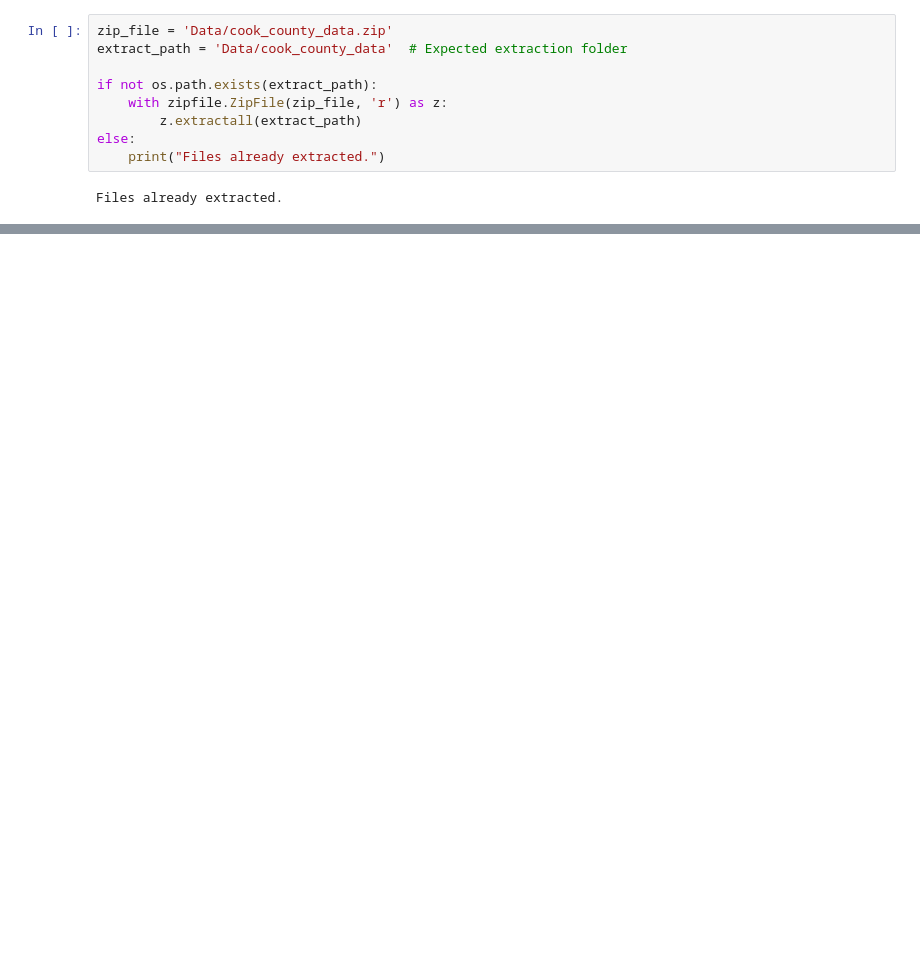
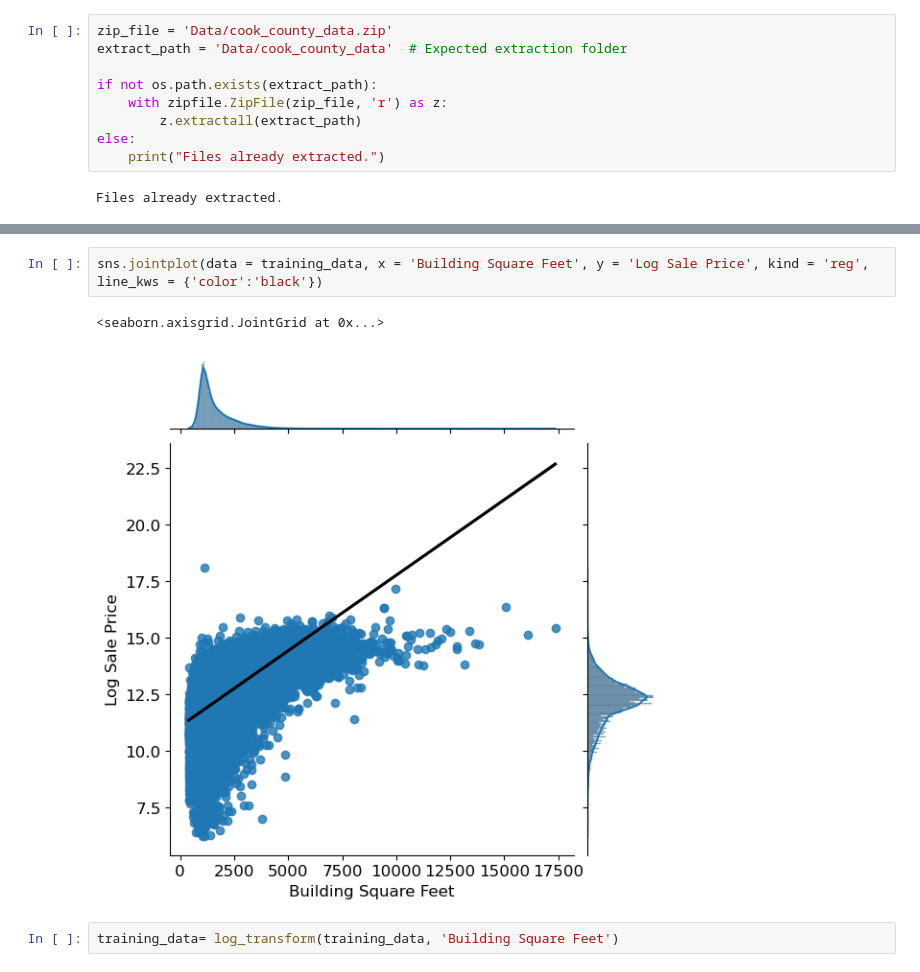
Before and after one commit to ivanyun321/housing-price-predictor, a Jupyter notebook: Exploratory_data_analysis.ipynb, the cells around one changed output, grey strips where cells are left out. Cells and saved outputs as stored; diff of their text form; blank space fills up the shorter version.

```diff
--- a/Exploratory_data_analysis.ipynb
+++ b/Exploratory_data_analysis.ipynb
@@ -36,0 +90,7 @@ Files already extracted.
+# %%
+sns.jointplot(data = training_data, x = 'Building Square Feet', y = 'Log Sale Price', kind = 'reg', line_kws = {'color':'black'})
+# %% [output]
+<seaborn.axisgrid.JointGrid at 0x...>
+[figure, added]
+# %%
+training_data= log_transform(training_data, 'Building Square Feet')
```
Also changed, not shown: parts of 20 cells of this notebook, 4 other files.
